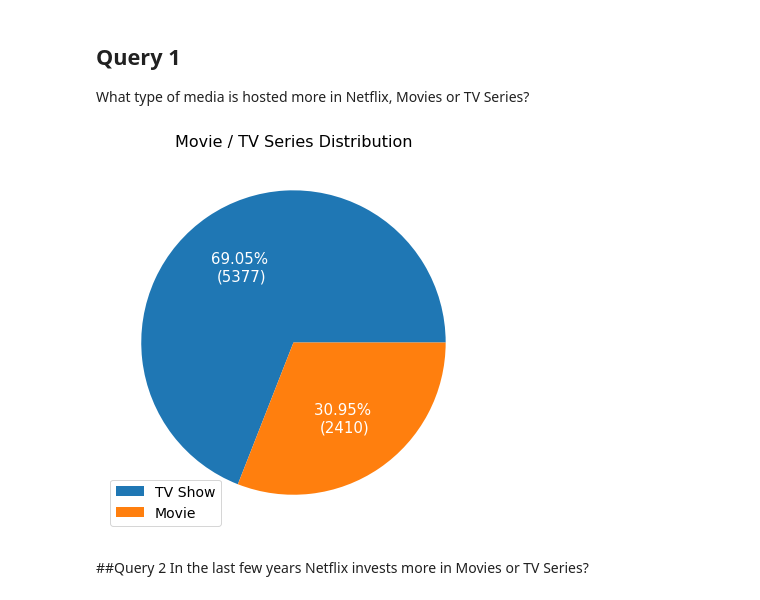
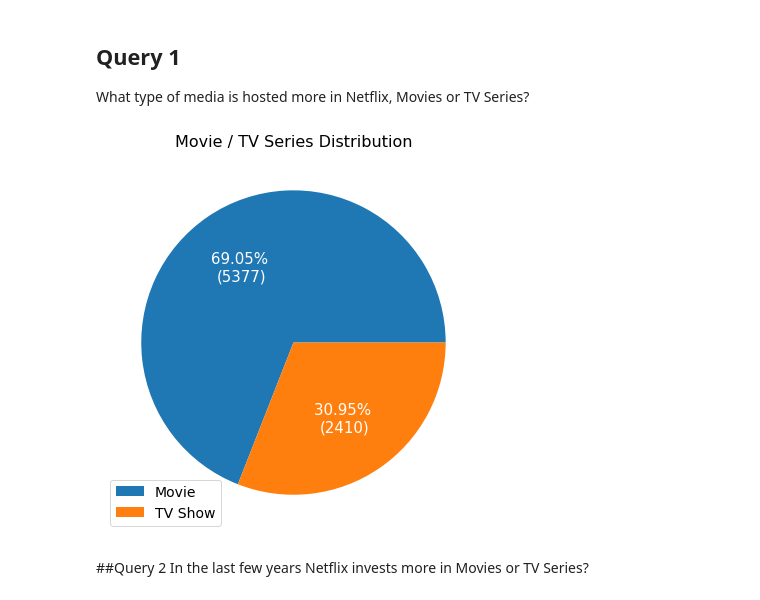
Before and after one commit to konkall/Netflix_data_mining, a Jupyter notebook: NetflixDataAnalysis.ipynb, the cells around one changed output. Drawn from its saved outputs; the diff is of its cells as text; code cells hidden in the pictures.

```diff
--- a/NetflixDataAnalysis.ipynb
+++ b/NetflixDataAnalysis.ipynb
@@ -69,16 +69,19 @@ The preprocessing of our data will take place before executing each query. This
 ## Query 1
 What type of media is hosted more in Netflix, Movies or TV Series?
 # %%
-types_count = df.groupby(['type']).size().to_numpy()
+tempdf = df
+
+types_count = tempdf.groupby(['type']).size().to_numpy()
+tempdf = tempdf.groupby(['type']).size()
 
 plt.figure(figsize= (7,7))
-plt.pie(types_count, textprops={'fontsize':15,'color':'white'}, autopct = lambda p : '{:.2f}% \n({:.0f})'.format(p, (p/100)*types_count.sum()))
+tempdf.plot.pie(textprops={'fontsize':15,'color':'white'}, autopct = lambda p : '{:.2f}% \n({:.0f})'.format(p, (p/100)*types_count.sum()))
 plt.title('Movie / TV Series Distribution', fontsize = 16)
 plt.axis('off')
-plt.legend(labels = df.type.unique(), prop={"size":14}, loc='lower left')
+plt.legend(labels = tempdf.index, prop={"size":14}, loc='lower left')
 plt.show()
 # %% [output]
-[figure, old version]
+[figure, new version]
 # %% [markdown]
 ##Query 2
 In the last few years Netflix invests more in Movies or TV Series?
```
Also changed, not shown: parts of 7 cells of this notebook.
